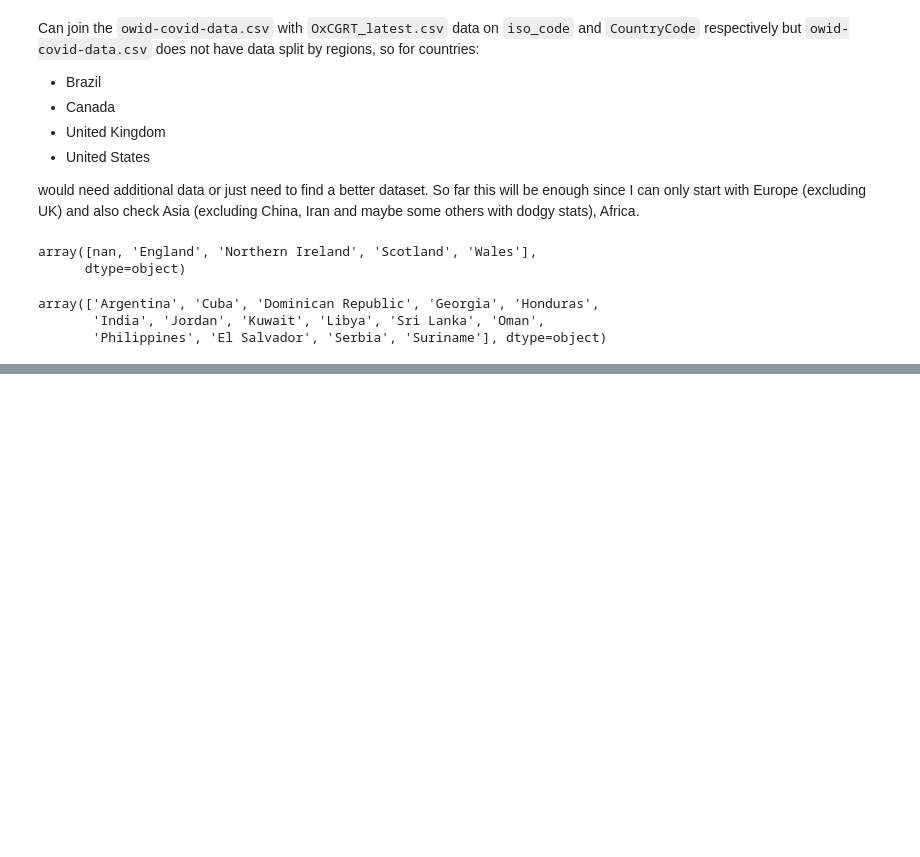
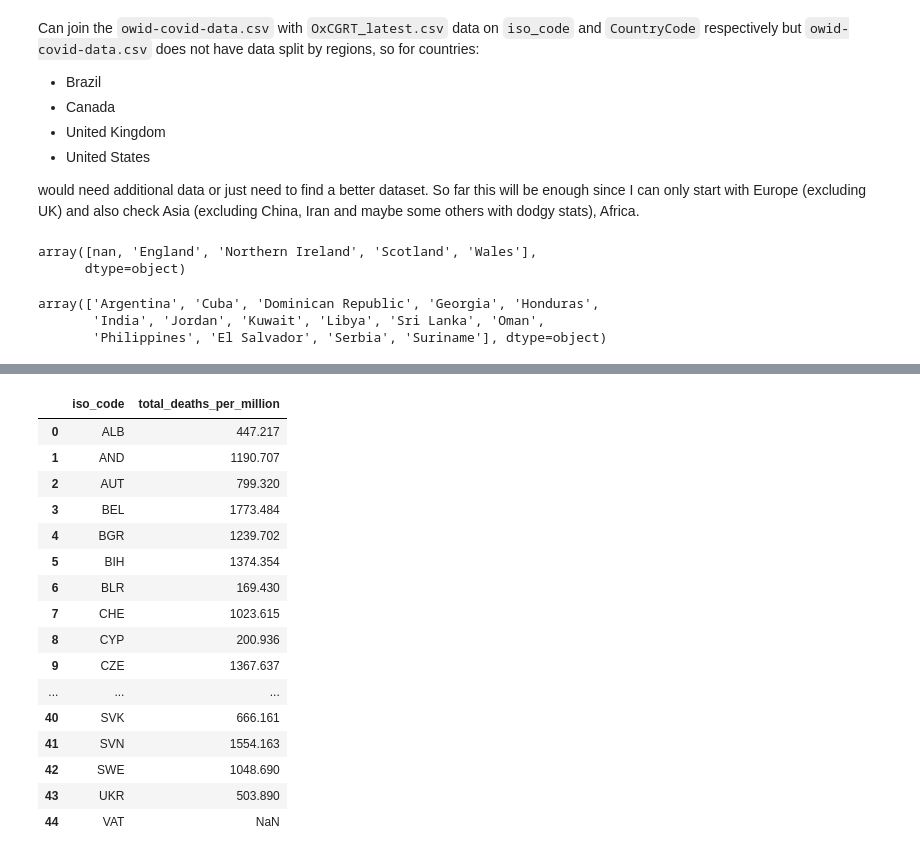
Before and after one commit to marti-1/covid19_lockdown, a Jupyter notebook: Untitled.ipynb, the cells around one changed output, grey strips where cells are left out. Saved outputs shown, nothing was run; the diff lists cells and outputs as text; code cells hidden in the pictures; blank space fills up the shorter version.

```diff
--- a/Untitled.ipynb
+++ b/Untitled.ipynb
@@ -82,3 +84,7 @@ lockdowns[lockdowns.StringencyIndex == 100].CountryName.unique()
 array(['Argentina', 'Cuba', 'Dominican Republic', 'Georgia', 'Honduras',
        'India', 'Jordan', 'Kuwait', 'Libya', 'Sri Lanka', 'Oman',
        'Philippines', 'El Salvador', 'Serbia', 'Suriname'], dtype=object)
+# %%
+europe = covid[(covid.continent == 'Europe') & (covid.location != 'United Kingdom')]
+europe = europe[['iso_code','date','total_deaths_per_million']]
+europe.head(n=100)
@@ -84,0 +105,20 @@ array(['Argentina', 'Cuba', 'Dominican Republic', 'Georgia', 'Honduras',
+# %%
+europe.groupby('iso_code')['total_deaths_per_million'].max().reset_index()
+# %% [output]
+|  | iso_code | total_deaths_per_million |
+| 0 | ALB | 447.217 |
+| 1 | AND | 1190.707 |
+| 2 | AUT | 799.320 |
+| 3 | BEL | 1773.484 |
+| 4 | BGR | 1239.702 |
+| 5 | BIH | 1374.354 |
+| 6 | BLR | 169.430 |
+| 7 | CHE | 1023.615 |
+| 8 | CYP | 200.936 |
+| 9 | CZE | 1367.637 |
+| ... | ... | ... |
+| 40 | SVK | 666.161 |
+| 41 | SVN | 1554.163 |
+| 42 | SWE | 1048.690 |
+| 43 | UKR | 503.890 |
+| 44 | VAT | NaN |
```
Also changed, not shown: parts of 9 cells of this notebook.
